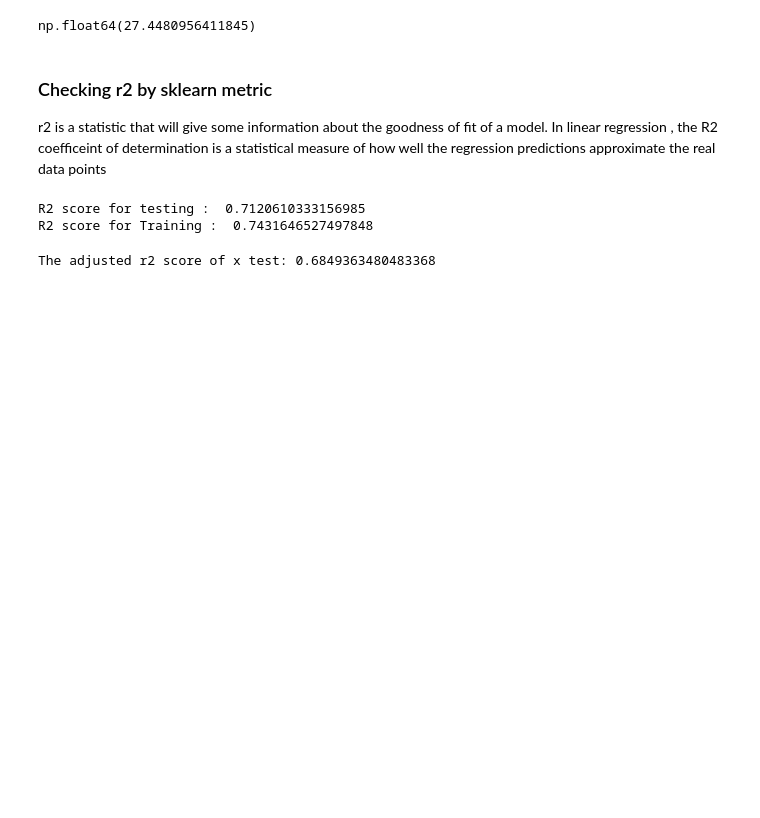
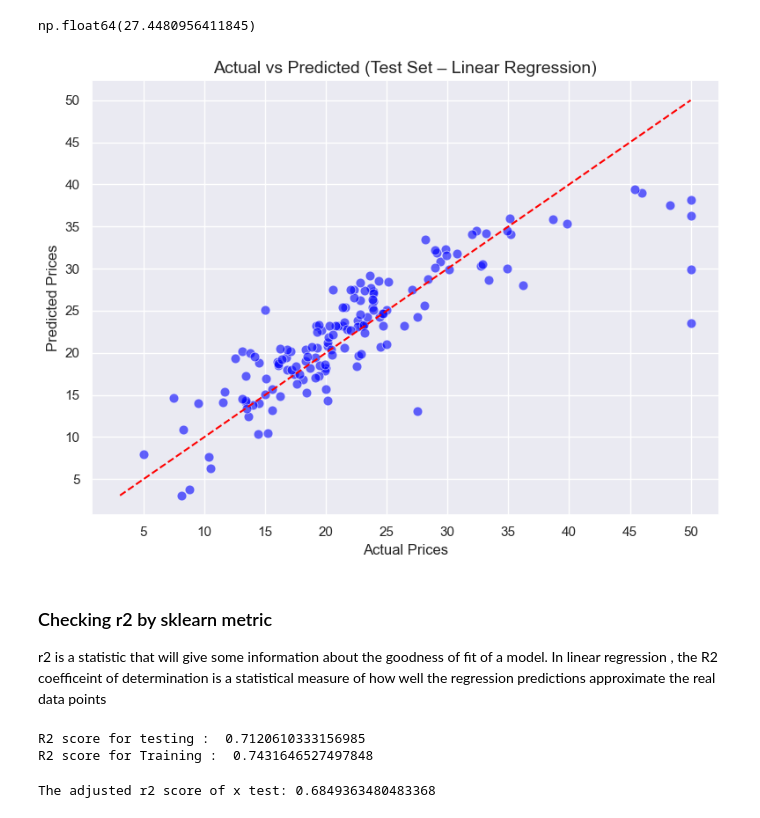
Before and after one commit to AhmadAlee10/linear-regression-boston, a Jupyter notebook: BostonDataset.ipynb, the cells around one changed output. Saved outputs shown, nothing was run; the diff lists cells and outputs as text; code cells hidden in the pictures; blank space fills up the shorter version.

Commit message:
Updated Boston notebook and added polynomial regression

```diff
--- a/BostonDataset.ipynb
+++ b/BostonDataset.ipynb
@@ -273,6 +273,28 @@ array([-10.25213823,   5.05599427,   0.76774744,   0.73285455,
 model.intercept_
 # %% [output]
 np.float64(27.4480956411845)
+# %%
+
+# Assume y_test = actual prices, y_pred = predicted prices
+
+plt.figure(figsize=(8,6))
+
+# Scatter plot
+sns.scatterplot(x=ytest, y=pred, alpha=0.6, color='blue', s=60)
+# 45° reference line
+lims = [min(min(ytest), min(pred)), max(max(ytest), max(pred))]
+sns.lineplot(x=lims, y=lims, color='red', linestyle='--')
+
+plt.xlabel('Actual Prices', fontsize=12)
+plt.ylabel('Predicted Prices', fontsize=12)
+plt.title('Actual vs Predicted (Test Set – Linear Regression)', fontsize=14)
+plt.xticks(range(5, 51, 5))
+plt.yticks(range(5, 51, 5))
+plt.tight_layout()
+plt.show()
+plt.show()
+# %% [output]
+[figure, added]
 # %% [markdown]
 ### Checking r2 by sklearn metric
 r2 is a statistic that will give some information about the goodness of fit of a model. In linear regression , the R2 coefficeint of determination is a statistical measure of how well the regression predictions approximate the real data points
```
Also changed, not shown: parts of 4 cells of this notebook, 1 other file.
